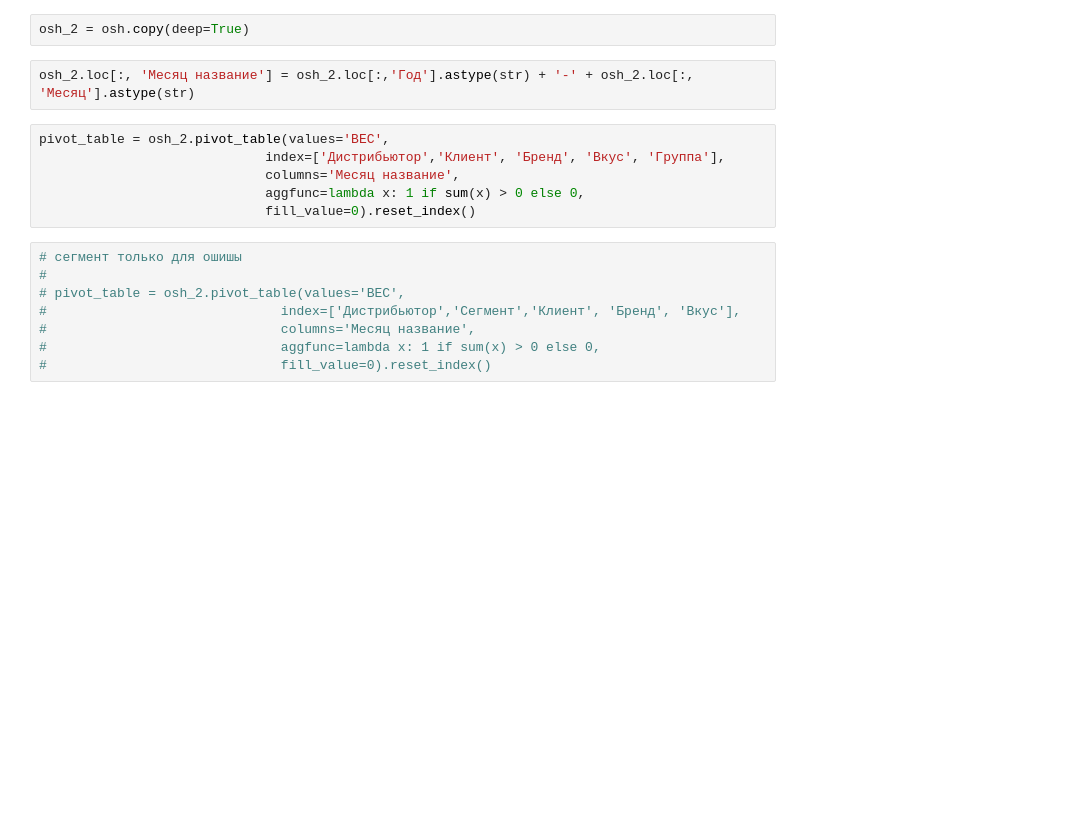
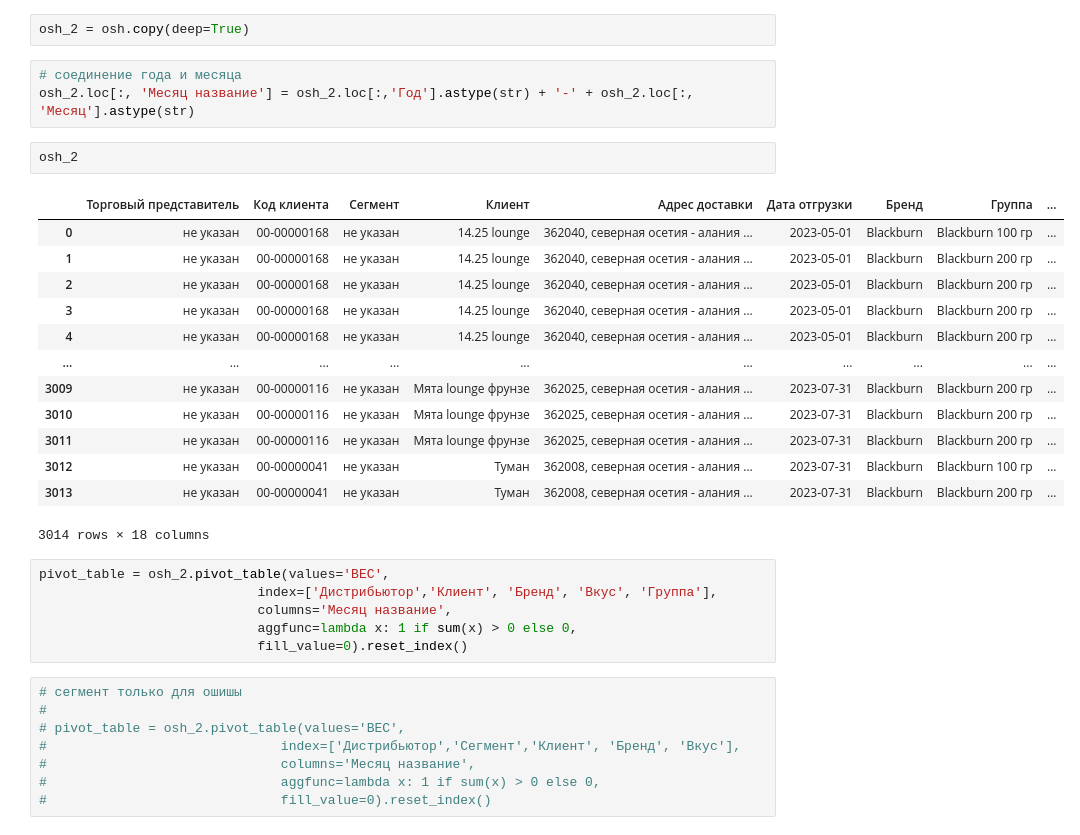
Before and after one commit to AlexeyKapralov/Scripts, a Jupyter notebook: Таблицы для создания рейтингов.ipynb, the cells around one changed output. Drawn from its saved outputs; the diff is of its cells as text; blank space fills up the shorter version.

```diff
--- a/Таблицы для создания рейтингов.ipynb
+++ b/Таблицы для создания рейтингов.ipynb
@@ -41,13 +41,30 @@ array([2023], dtype=int64)
 # %%
 osh_2 = osh.copy(deep=True)
 # %%
+# соединение года и месяца
 osh_2.loc[:, 'Месяц название'] = osh_2.loc[:,'Год'].astype(str) + '-' + osh_2.loc[:, 'Месяц'].astype(str)
+# %%
+osh_2
+# %% [output]
+|  | Торговый представитель | Код клиента | Сегмент | Клиент | Адрес доставки | Дата отгрузки | Бренд | Группа | ... |
+| 0 | не указан | 00-00000168 | не указан | 14.25 lounge | 362040, северная осетия - алания ... | 2023-05-01 | Blackburn | Blackburn 100 гр | ... |
+| 1 | не указан | 00-00000168 | не указан | 14.25 lounge | 362040, северная осетия - алания ... | 2023-05-01 | Blackburn | Blackburn 200 гр | ... |
+| 2 | не указан | 00-00000168 | не указан | 14.25 lounge | 362040, северная осетия - алания ... | 2023-05-01 | Blackburn | Blackburn 200 гр | ... |
+| 3 | не указан | 00-00000168 | не указан | 14.25 lounge | 362040, северная осетия - алания ... | 2023-05-01 | Blackburn | Blackburn 200 гр | ... |
+| 4 | не указан | 00-00000168 | не указан | 14.25 lounge | 362040, северная осетия - алания ... | 2023-05-01 | Blackburn | Blackburn 200 гр | ... |
+| ... | ... | ... | ... | ... | ... | ... | ... | ... | ... |
+| 3009 | не указан | 00-00000116 | не указан | Мята lounge фрунзе | 362025, северная осетия - алания ... | 2023-07-31 | Blackburn | Blackburn 200 гр | ... |
+| 3010 | не указан | 00-00000116 | не указан | Мята lounge фрунзе | 362025, северная осетия - алания ... | 2023-07-31 | Blackburn | Blackburn 200 гр | ... |
+| 3011 | не указан | 00-00000116 | не указан | Мята lounge фрунзе | 362025, северная осетия - алания ... | 2023-07-31 | Blackburn | Blackburn 200 гр | ... |
+| 3012 | не указан | 00-00000041 | не указан | Туман | 362008, северная осетия - алания ... | 2023-07-31 | Blackburn | Blackburn 100 гр | ... |
+| 3013 | не указан | 00-00000041 | не указан | Туман | 362008, северная осетия - алания ... | 2023-07-31 | Blackburn | Blackburn 200 гр | ... |
+3014 rows × 18 columns
 # %%
 pivot_table = osh_2.pivot_table(values='ВЕС',
-                             index=['Дистрибьютор','Клиент', 'Бренд', 'Вкус', 'Группа'],
-                             columns='Месяц название',
-                             aggfunc=lambda x: 1 if sum(x) > 0 else 0,
-                             fill_value=0).reset_index()
+                            index=['Дистрибьютор','Клиент', 'Бренд', 'Вкус', 'Группа'],
+                            columns='Месяц название',
+                            aggfunc=lambda x: 1 if sum(x) > 0 else 0,
+                            fill_value=0).reset_index()
 # %%
 # сегмент только для ошишы
 #
```
Also changed, not shown: parts of 12 cells of this notebook, 3 other files.
